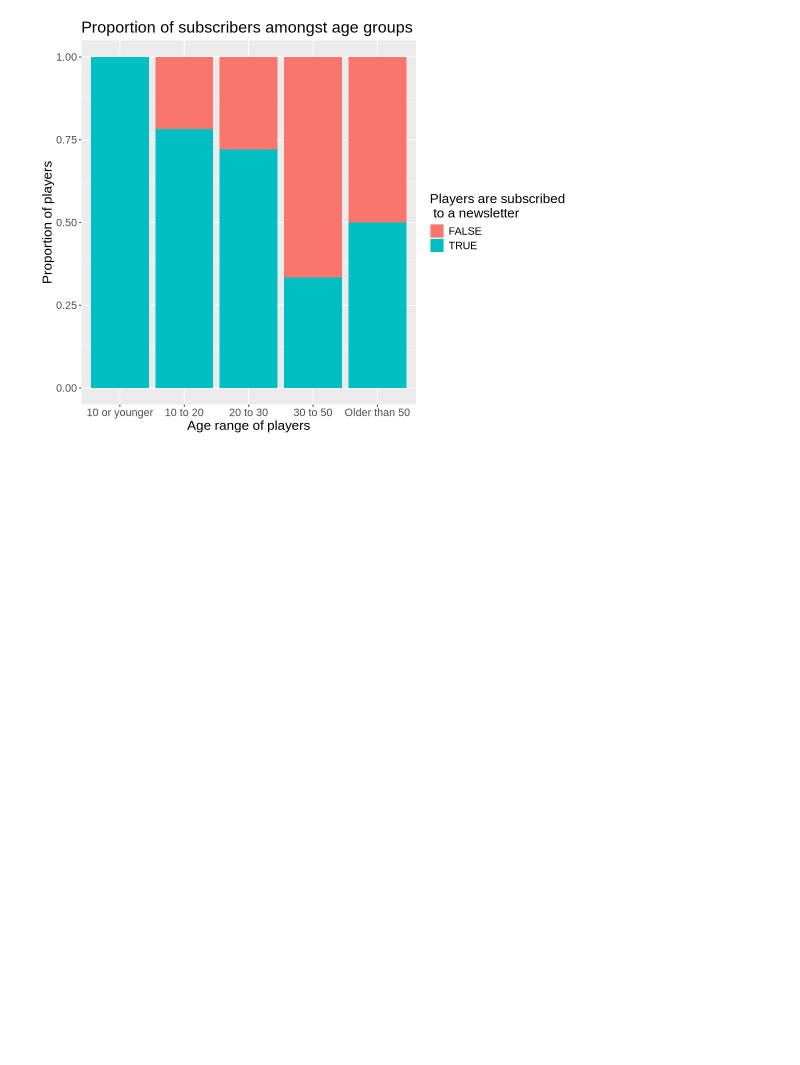
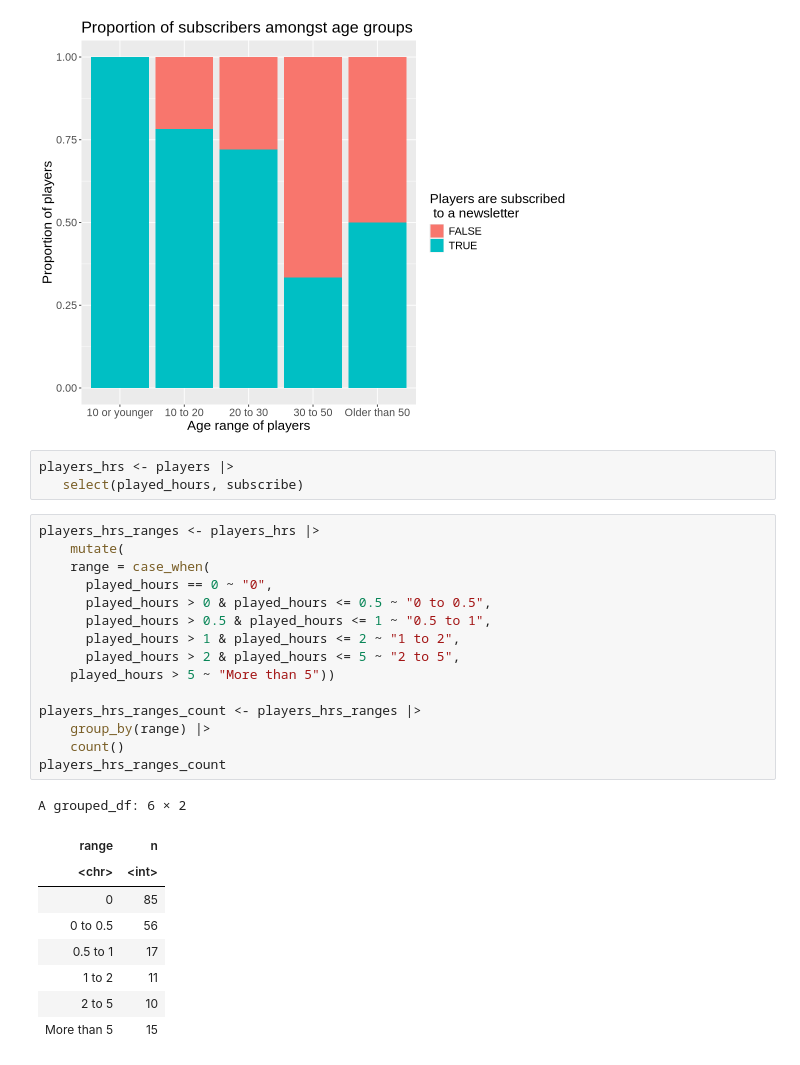
Before and after one commit to sjhillen/DSCI-Group-Project, a Jupyter notebook: Gio_testing.ipynb, the cells around one changed output. Drawn from its saved outputs; the diff is of its cells as text; blank space fills up the shorter version.

```diff
--- a/Gio_testing.ipynb
+++ b/Gio_testing.ipynb
@@ -92,3 +92,31 @@ players_age_ranges_propplot <- players_age_ranges_count |>
 players_age_ranges_propplot
 # %% [output]
 [figure]
+# %%
+players_hrs <- players |>
+   select(played_hours, subscribe)
+# %%
+players_hrs_ranges <- players_hrs |>
+    mutate(
+    range = case_when(
+      played_hours == 0 ~ "0",
+      played_hours > 0 & played_hours <= 0.5 ~ "0 to 0.5",
+      played_hours > 0.5 & played_hours <= 1 ~ "0.5 to 1",
+      played_hours > 1 & played_hours <= 2 ~ "1 to 2",
+      played_hours > 2 & played_hours <= 5 ~ "2 to 5",
+    played_hours > 5 ~ "More than 5"))
+
+players_hrs_ranges_count <- players_hrs_ranges |>
+    group_by(range) |>
+    count()
+players_hrs_ranges_count
+# %% [output]
+A grouped_df: 6 × 2
+| range | n |
+| <chr> | <int> |
+| 0 | 85 |
+| 0 to 0.5 | 56 |
+| 0.5 to 1 | 17 |
+| 1 to 2 | 11 |
+| 2 to 5 | 10 |
+| More than 5 | 15 |
```
Also changed, not shown: parts of 4 cells of this notebook, 1 other file.
